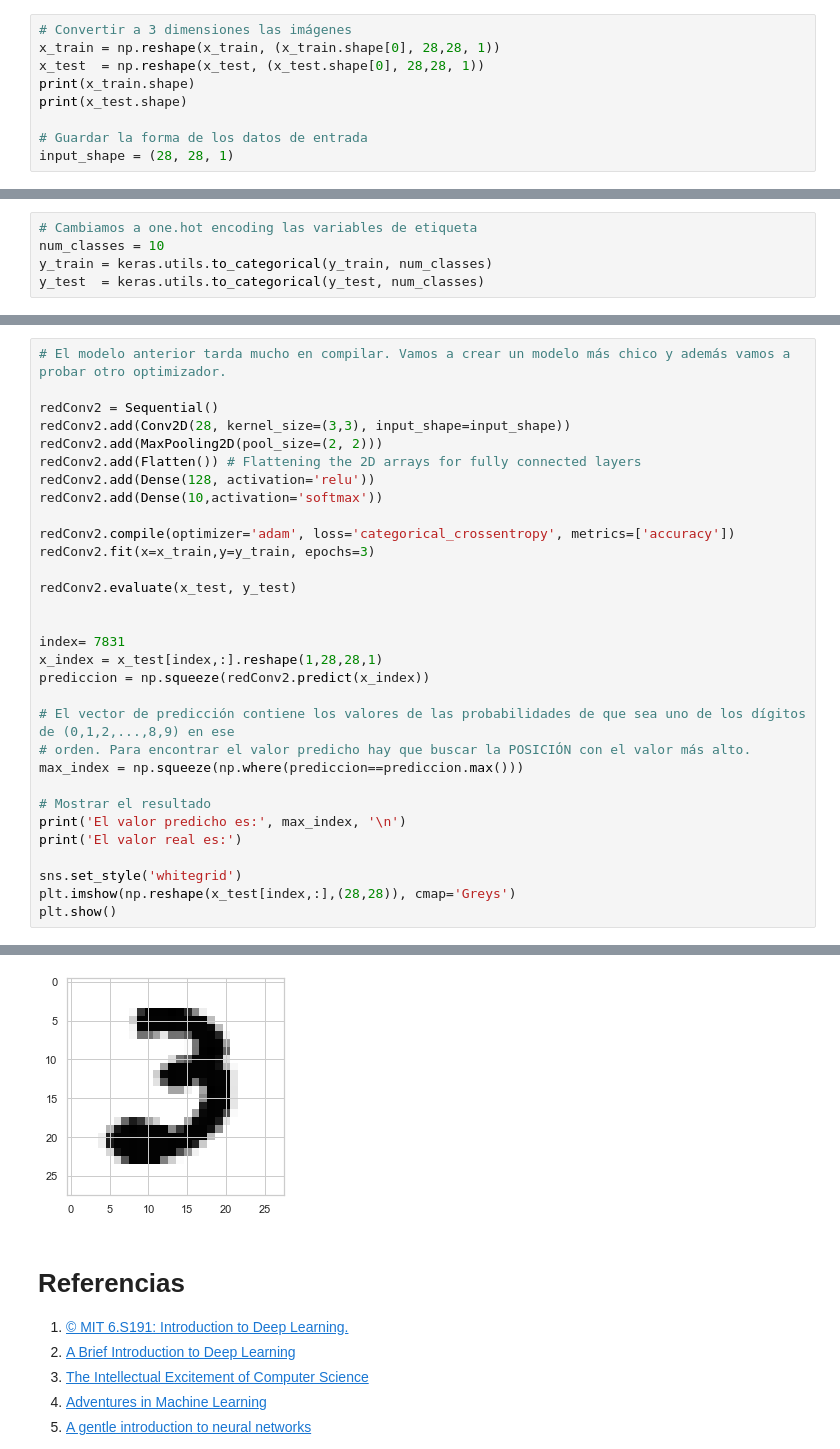
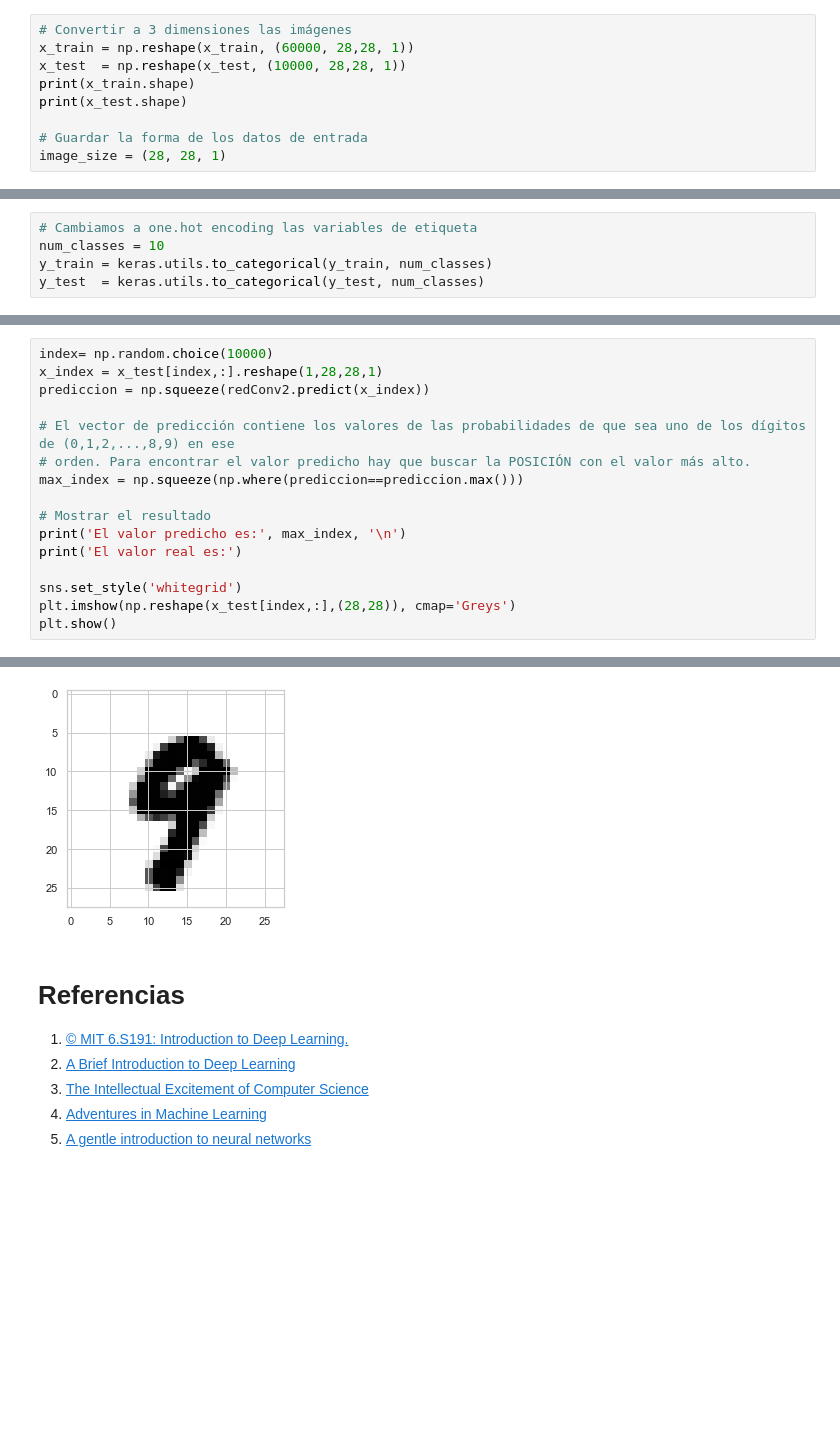
Before and after one commit to Flags13/CeroUnoDS, a Jupyter notebook: DS/Semana 7 - Deep Learning/Deep Learning-Ejercicios.ipynb, the cells around one changed output, grey strips where cells are left out. Cells and saved outputs as stored; diff of their text form; blank space fills up the shorter version.

```diff
--- a/DS/Semana 7 - Deep Learning/Deep Learning-Ejercicios.ipynb
+++ b/DS/Semana 7 - Deep Learning/Deep Learning-Ejercicios.ipynb
@@ -1338,10 +1343,10 @@ De los datos de arriba, vemos que hay 60,000 imágenes de 28x28 en los datos de
 Hay que convertir los datos a la forma correcta utilizando np.reshape
 # %%
 # Convertir a 3 dimensiones las imágenes
-x_train = np.reshape(x_train, (x_train.shape[0], 28,28, 1))
-x_test  = np.reshape(x_test, (x_test.shape[0], 28,28, 1))
+x_train = np.reshape(x_train, (60000, 28,28, 1))
+x_test  = np.reshape(x_test, (10000, 28,28, 1))
 print(x_train.shape)
 print(x_test.shape)
 
 # Guardar la forma de los datos de entrada
-input_shape = (28, 28, 1)
+image_size = (28, 28, 1)
@@ -1457,20 +1482,5 @@ El valor real es:
 # %%
-# El modelo anterior tarda mucho en compilar. Vamos a crear un modelo más chico y además vamos a probar otro optimizador.
-
-redConv2 = Sequential()
-redConv2.add(Conv2D(28, kernel_size=(3,3), input_shape=input_shape))
-redConv2.add(MaxPooling2D(pool_size=(2, 2)))
-redConv2.add(Flatten()) # Flattening the 2D arrays for fully connected layers
-redConv2.add(Dense(128, activation='relu'))
-redConv2.add(Dense(10,activation='softmax'))
-
-redConv2.compile(optimizer='adam', loss='categorical_crossentropy', metrics=['accuracy'])
-redConv2.fit(x=x_train,y=y_train, epochs=3)
-
-redConv2.evaluate(x_test, y_test)
-
-
-index= 7831
+index= np.random.choice(10000)
 x_index = x_test[index,:].reshape(1,28,28,1)
 prediccion = np.squeeze(redConv2.predict(x_index))
 
@@ -1497,6 +1500,6 @@ El valor predicho es: 3
 
 El valor real es:
-[figure, old version]
+[figure, new version]
 # %% [markdown]
 # Referencias
 
```
Also changed, not shown: parts of 12 cells of this notebook, 6 other files.
